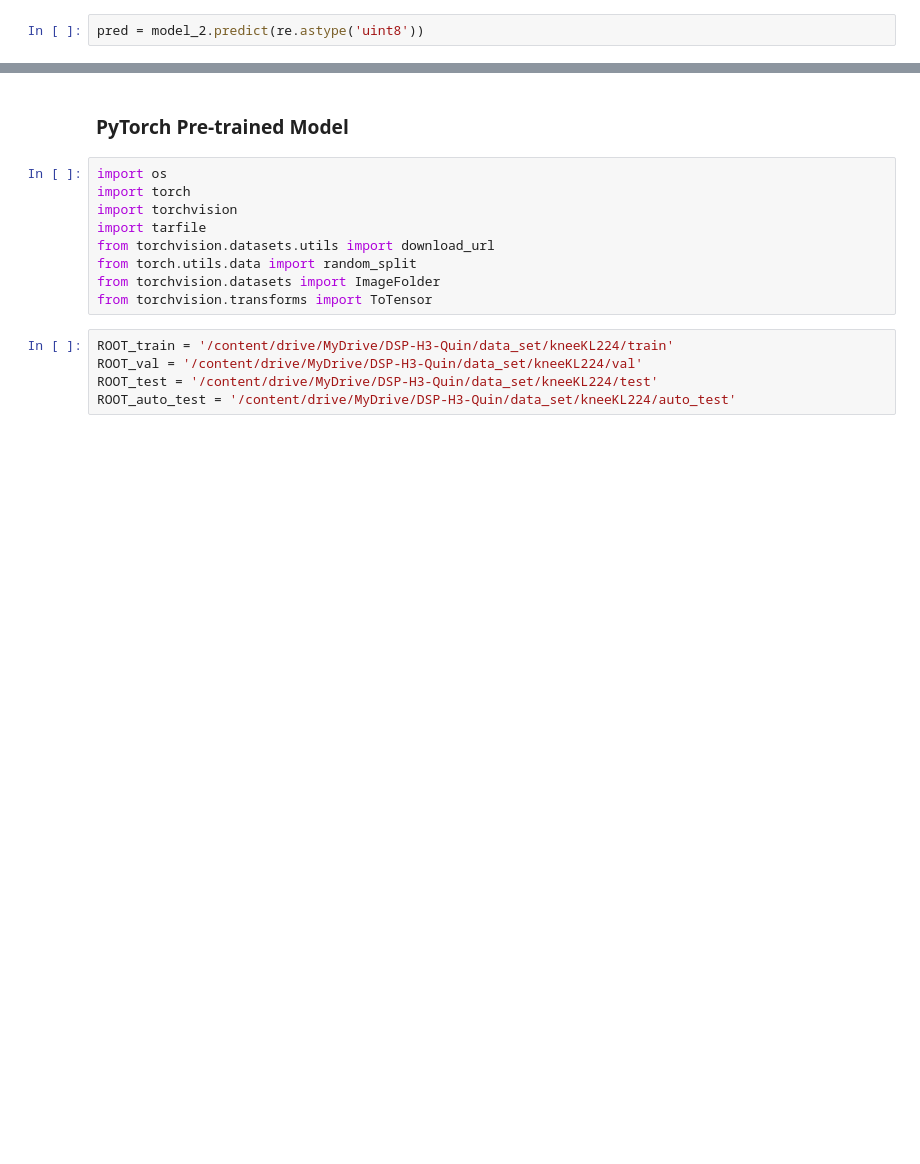
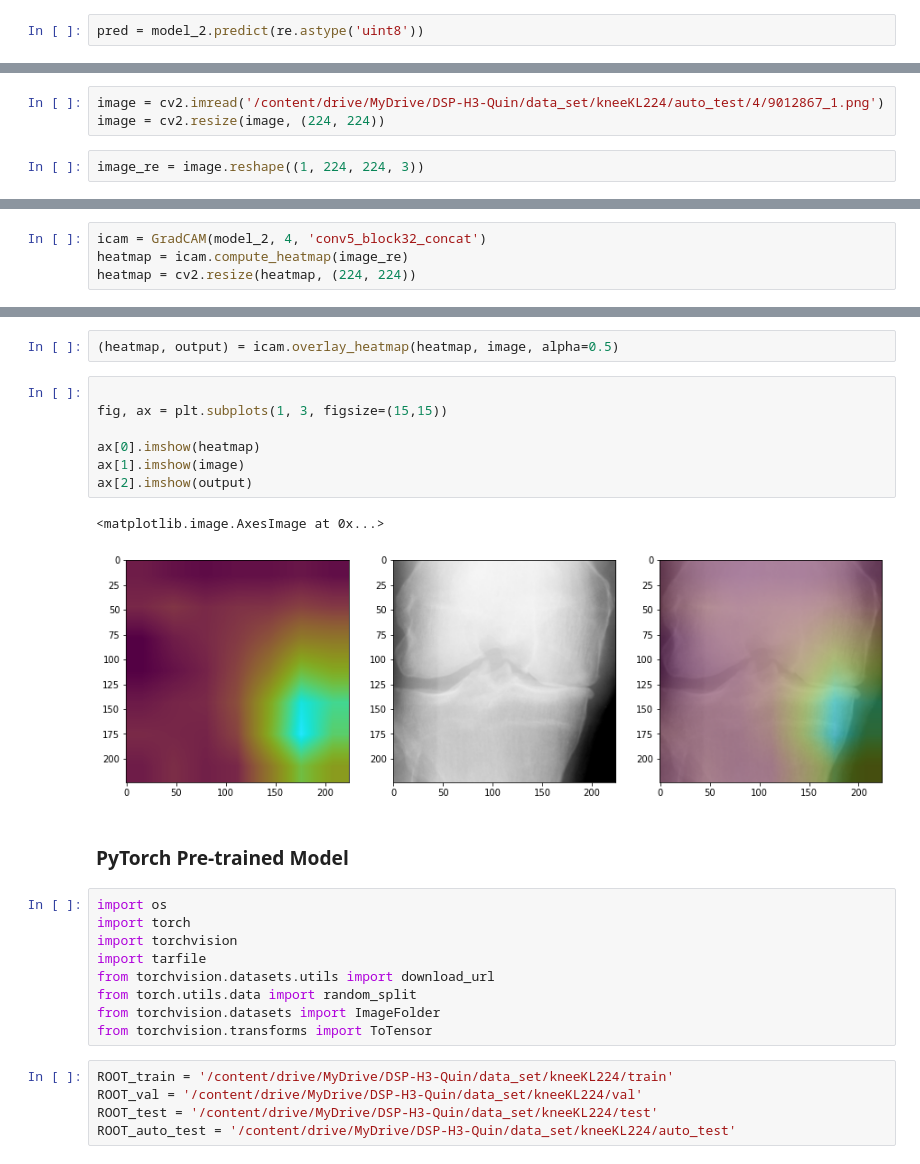
Before and after one commit to jah377/XAI_ImageClassification, a Jupyter notebook: model_test.ipynb, the cells around one changed output, grey strips where cells are left out. Saved outputs shown, nothing was run; the diff lists cells and outputs as text; blank space fills up the shorter version.

```diff
--- a/model_test.ipynb
+++ b/model_test.ipynb
@@ -277,0 +387,5 @@ plt.imshow(l[0].astype("uint8"))
+# %%
+image = cv2.imread('/content/drive/MyDrive/DSP-H3-Quin/data_set/kneeKL224/auto_test/4/9012867_1.png')
+image = cv2.resize(image, (224, 224))
+# %%
+image_re = image.reshape((1, 224, 224, 3))
@@ -277,0 +396,4 @@ plt.imshow(l[0].astype("uint8"))
+# %%
+icam = GradCAM(model_2, 4, 'conv5_block32_concat')
+heatmap = icam.compute_heatmap(image_re)
+heatmap = cv2.resize(heatmap, (224, 224))
@@ -278,3 +404,15 @@ plt.imshow(l[0].astype("uint8"))
+# %%
+(heatmap, output) = icam.overlay_heatmap(heatmap, image, alpha=0.5)
+# %%
+
+fig, ax = plt.subplots(1, 3, figsize=(15,15))
+
+ax[0].imshow(heatmap)
+ax[1].imshow(image)
+ax[2].imshow(output)
+# %% [output]
+<matplotlib.image.AxesImage at 0x...>
+[figure, added]
 # %% [markdown]
 ### PyTorch Pre-trained Model
 # %%
```
Also changed, not shown: parts of 25 cells of this notebook.
